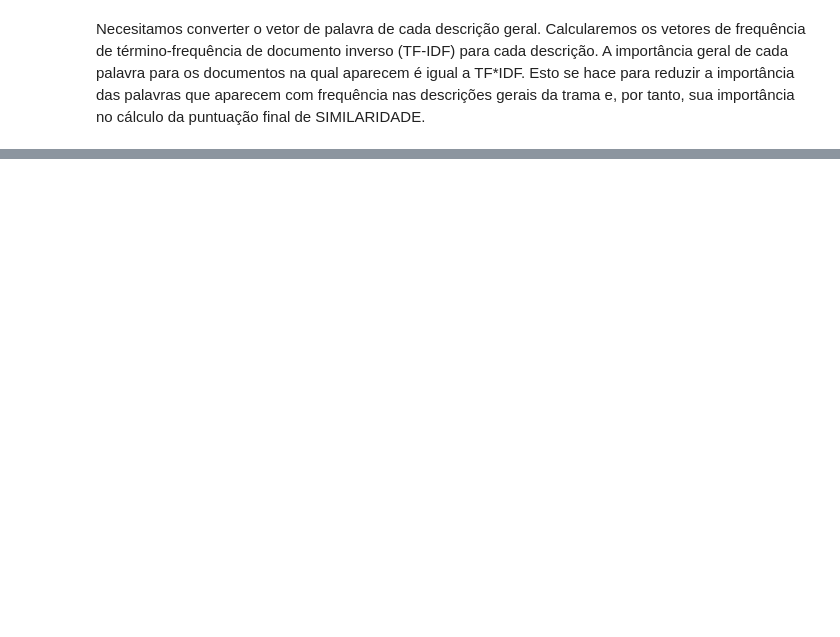
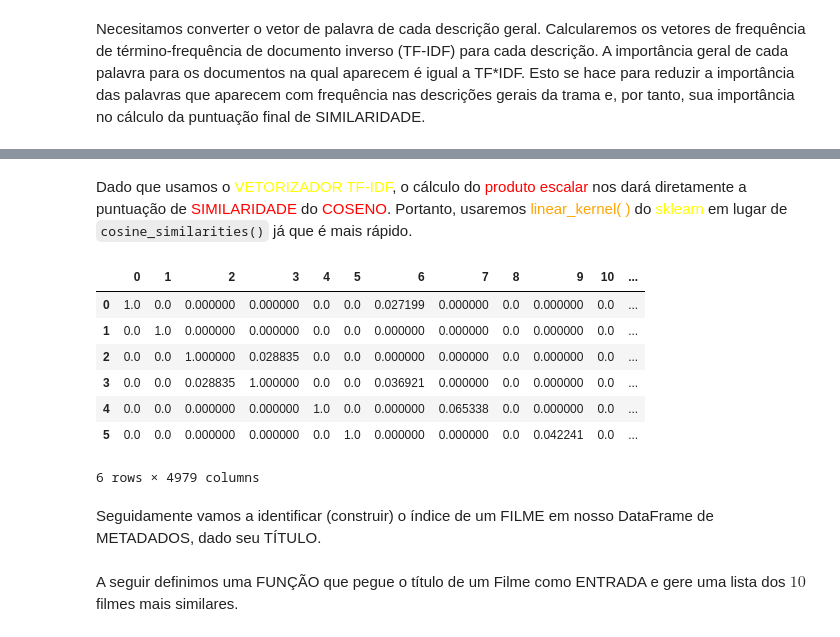
Before and after one commit to EddyGiusepe/Sistema_RECOMENDACION_Netflix, a Jupyter notebook: Netflix_RECOMMENDATION.ipynb, the cells around one changed output, grey strips where cells are left out. Saved outputs shown, nothing was run; the diff lists cells and outputs as text; code cells hidden in the pictures; blank space fills up the shorter version.

```diff
--- a/Netflix_RECOMMENDATION.ipynb
+++ b/Netflix_RECOMMENDATION.ipynb
@@ -847,0 +856,21 @@ tfidf_matrix.shape
+# %% [markdown]
+Dado que usamos o <font color="yellow">VETORIZADOR TF-IDF</font>, o cálculo do <font color="red">produto escalar</font> nos dará diretamente a puntuação de <font color="red">SIMILARIDADE</font> do <font color="red">COSENO</font>. Portanto, usaremos <font color="orange"> linear_kernel( )</font> do <font color="yellow">sklearn</font> em lugar de ``cosine_similarities()`` já que é mais rápido.
+# %%
+# Importamos linear_kernel
+from sklearn.metrics.pairwise import  linear_kernel
+
+# Compute the COSINE SIMILARIDADE matrix
+cosine_sim = linear_kernel(tfidf_matrix, tfidf_matrix)
+# %%
+pd.DataFrame(cosine_sim).head(6)
+# %% [output]
+|  | 0 | 1 | 2 | 3 | 4 | 5 | 6 | 7 | 8 | 9 | 10 | ... |
+| 0 | 1.0 | 0.0 | 0.000000 | 0.000000 | 0.0 | 0.0 | 0.027199 | 0.000000 | 0.0 | 0.000000 | 0.0 | ... |
+| 1 | 0.0 | 1.0 | 0.000000 | 0.000000 | 0.0 | 0.0 | 0.000000 | 0.000000 | 0.0 | 0.000000 | 0.0 | ... |
+| 2 | 0.0 | 0.0 | 1.000000 | 0.028835 | 0.0 | 0.0 | 0.000000 | 0.000000 | 0.0 | 0.000000 | 0.0 | ... |
+| 3 | 0.0 | 0.0 | 0.028835 | 1.000000 | 0.0 | 0.0 | 0.036921 | 0.000000 | 0.0 | 0.000000 | 0.0 | ... |
+| 4 | 0.0 | 0.0 | 0.000000 | 0.000000 | 1.0 | 0.0 | 0.000000 | 0.065338 | 0.0 | 0.000000 | 0.0 | ... |
+| 5 | 0.0 | 0.0 | 0.000000 | 0.000000 | 0.0 | 1.0 | 0.000000 | 0.000000 | 0.0 | 0.042241 | 0.0 | ... |
+6 rows × 4979 columns
+# %% [markdown]
+Seguidamente vamos a identificar (construir) o índice de um FILME em nosso DataFrame de METADADOS, dado seu TÍTULO.
@@ -847,0 +881,2 @@ tfidf_matrix.shape
+# %% [markdown]
+A seguir definimos uma FUNÇÃO que pegue o título de um Filme como ENTRADA e gere uma lista dos $10$ filmes mais similares.
```
Also changed, not shown: parts of 9 cells of this notebook.
